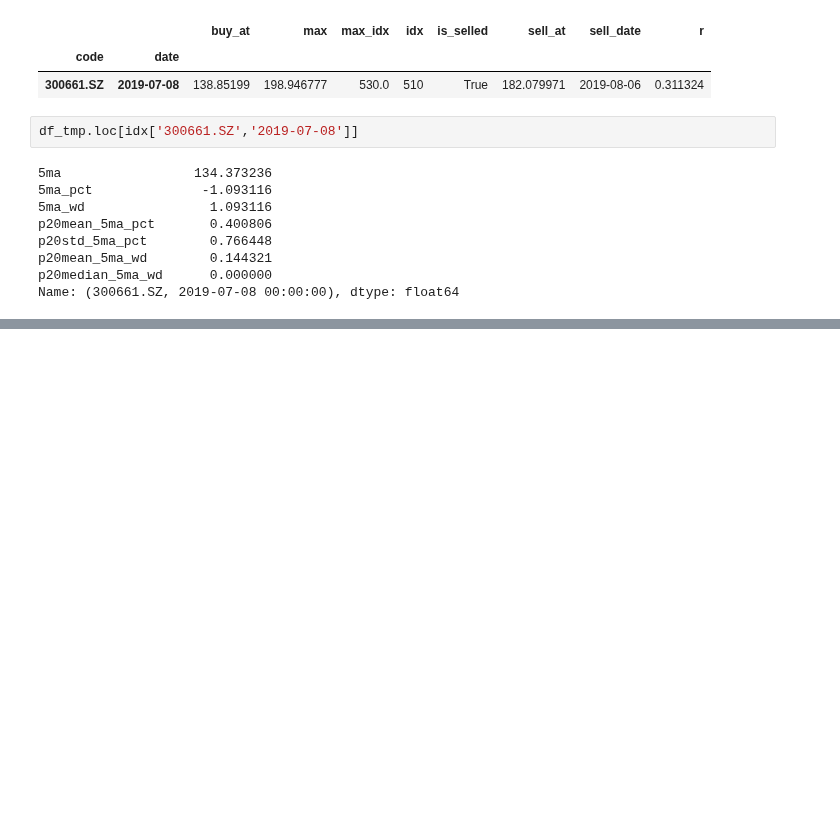
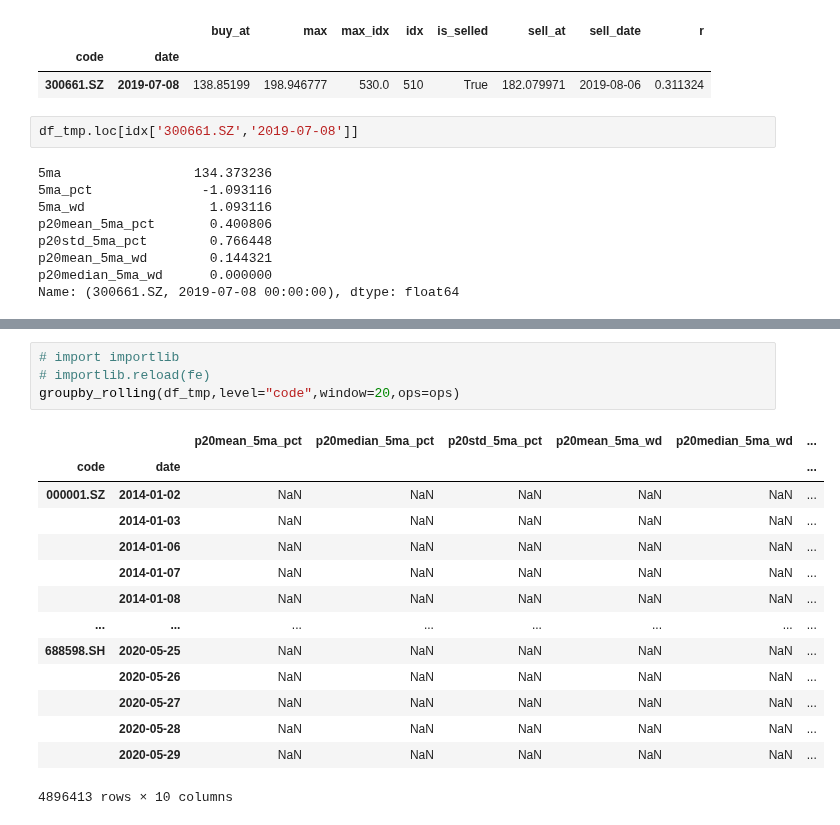
Before and after one commit to Bantorra0/Quant, a Jupyter notebook: Untitled1.ipynb, the cells around one changed output, grey strips where cells are left out. Cells and saved outputs as stored; diff of their text form; blank space fills up the shorter version.

```diff
--- a/Untitled1.ipynb
+++ b/Untitled1.ipynb
@@ -683,0 +801,19 @@ tmp[tmp['r'].notnull()].tail(30)
+# %%
+# import importlib
+# importlib.reload(fe)
+groupby_rolling(df_tmp,level="code",window=20,ops=ops)
+# %% [output]
+|  |  | p20mean_5ma_pct | p20median_5ma_pct | p20std_5ma_pct | p20mean_5ma_wd | p20median_5ma_wd | ... |
+| code | date |  |  |  |  |  | ... |
+| 000001.SZ | 2014-01-02 | NaN | NaN | NaN | NaN | NaN | ... |
+|  | 2014-01-03 | NaN | NaN | NaN | NaN | NaN | ... |
+|  | 2014-01-06 | NaN | NaN | NaN | NaN | NaN | ... |
+|  | 2014-01-07 | NaN | NaN | NaN | NaN | NaN | ... |
+|  | 2014-01-08 | NaN | NaN | NaN | NaN | NaN | ... |
+| ... | ... | ... | ... | ... | ... | ... | ... |
+| 688598.SH | 2020-05-25 | NaN | NaN | NaN | NaN | NaN | ... |
+|  | 2020-05-26 | NaN | NaN | NaN | NaN | NaN | ... |
+|  | 2020-05-27 | NaN | NaN | NaN | NaN | NaN | ... |
+|  | 2020-05-28 | NaN | NaN | NaN | NaN | NaN | ... |
+|  | 2020-05-29 | NaN | NaN | NaN | NaN | NaN | ... |
+4896413 rows × 10 columns
```
Also changed, not shown: parts of 7 cells of this notebook, 1 other file.
